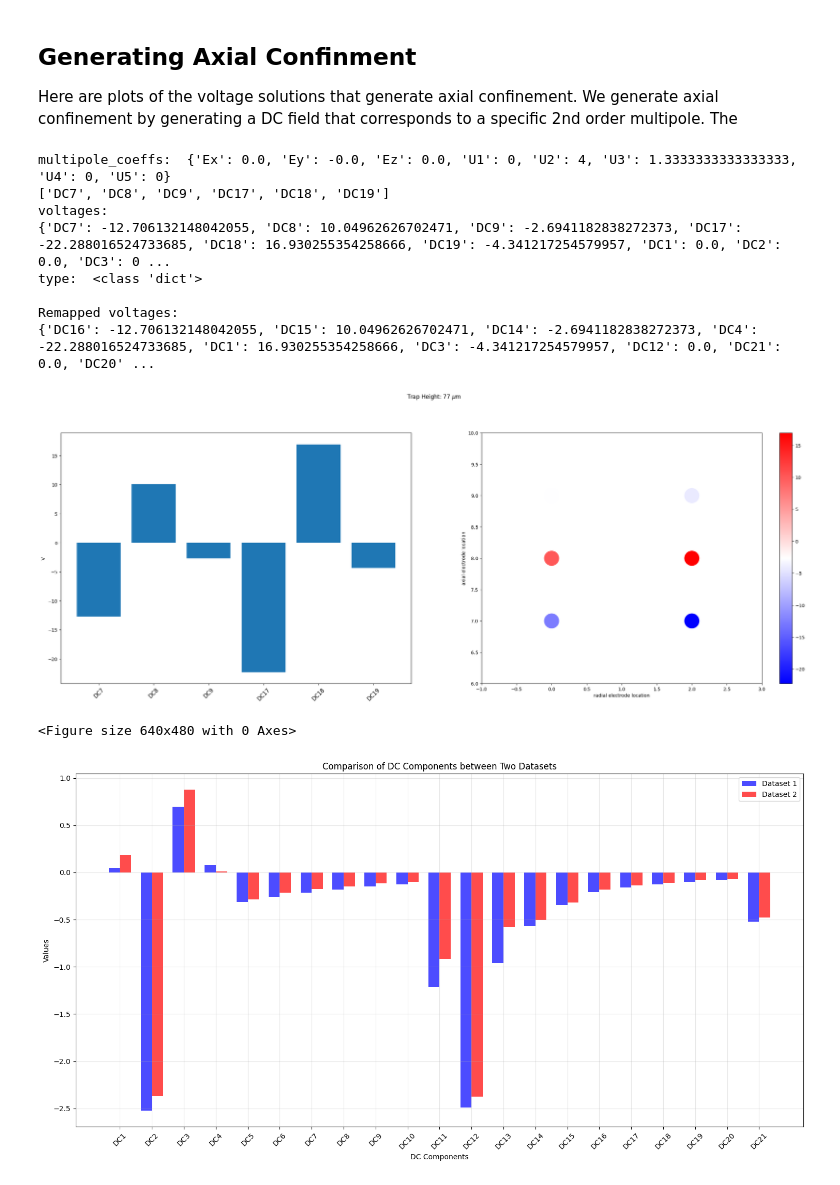
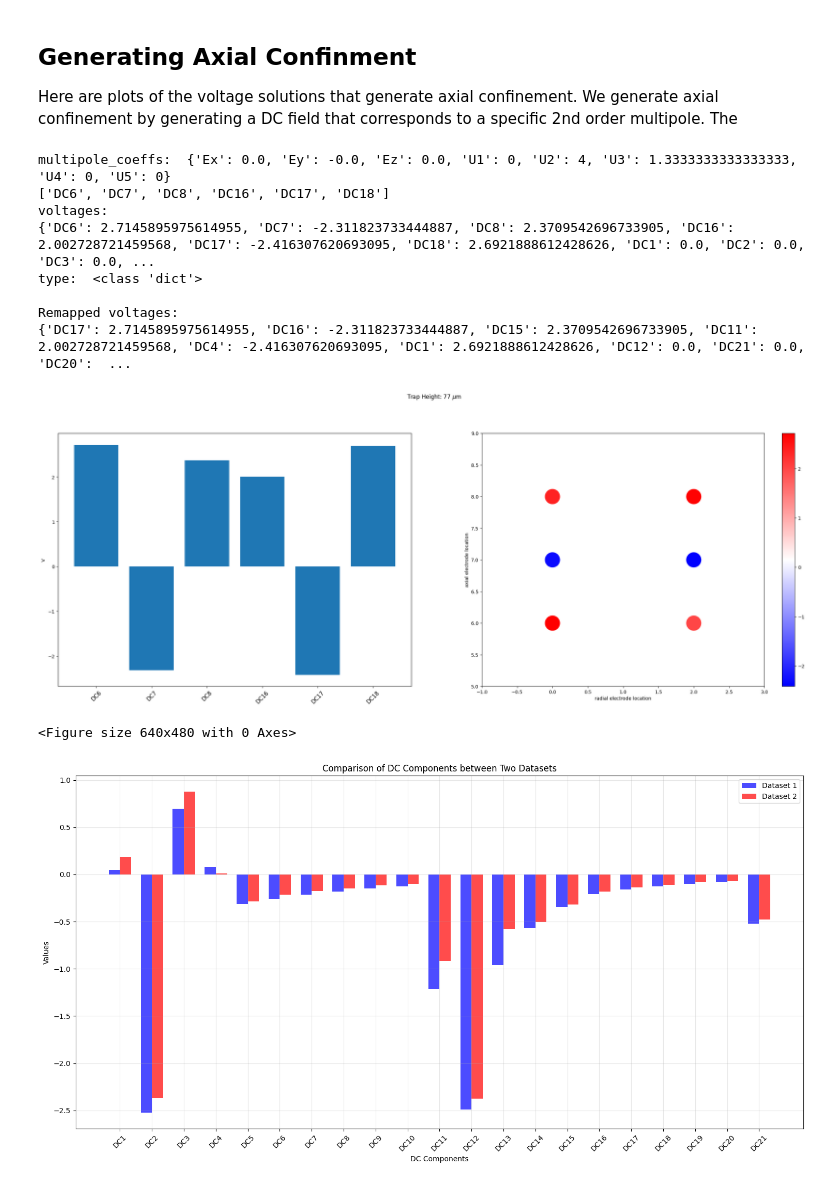
Before and after one commit to HaeffnerLab/bem, a Jupyter notebook: examples/Integrated_photonics/III_Multipole_Expansion.ipynb, the cells around one changed output. Drawn from its saved outputs; the diff is of its cells as text; code cells hidden in the pictures.

```diff
--- a/examples/Integrated_photonics/III_Multipole_Expansion.ipynb
+++ b/examples/Integrated_photonics/III_Multipole_Expansion.ipynb
@@ -35,7 +35,7 @@ area = 1e-4
 
 path = module_path+'/inter_results/htrap/htrap_'+str(radius)+'_'+str(area)+'_simulation.pkl'
 # el2
-zl = ( + 670.5 + 0.0 ) *1e-3
+zl = ( +430.5 + 0.0 ) *1e-3
 # el3.5
 # zl = -210*1e-3
 # el4
@@ -136,20 +136,20 @@ excl = {"RF":"gnd",
         "DC3":"gnd",
         "DC4":"gnd",
         "DC5":"gnd",
-        "DC6":"gnd",
+        # "DC6":"gnd",
         # "DC7":"gnd",
         # "DC8":"gnd",
-        # "DC9":"gnd",
+        "DC9":"gnd",
         "DC10":"gnd",
         "DC11": "gnd",
         "DC12": "gnd",
         "DC13": "gnd",
         "DC14": "gnd",
         "DC15": "gnd",
-        "DC16": "gnd",
+        # "DC16": "gnd",
         # "DC17": "gnd",
         # "DC18": "gnd",
-        # "DC19": "gnd",
+        "DC19": "gnd",
         "DC20": "gnd",
         "DC21": "gnd",
     }
@@ -430,7 +430,7 @@ def plot_muls(s,xl,zl,roi,height, **multipoles): # ey, ez, ex, u3, u2, u5, u1, u
     return voltages_dict
 
 # u2_value = 6
-# zl0 = (+ 670.5 + 0.0) *1e-3
+# zl0 = (+430.5 + 0.0) *1e-3
 # voltages = plot_muls(s,xl,zl0,roi,
 #                      height = yl*1e3,
 #                      ez=-0.00,
@@ -443,7 +443,7 @@ def plot_muls(s,xl,zl,roi,height, **multipoles): # ey, ez, ex, u3, u2, u5, u1, u
 #                      u4=0)
 
 u2_value = 4
-zl0 = (+ 670.5 + 0.0) *1e-3
+zl0 = (+430.5 + 0.0) *1e-3
 voltages = plot_muls(s,xl,zl0,roi,
                      height = yl*1e3,
                      ez=+0.00,
@@ -464,20 +464,20 @@ voltages["DC2"] = 0.0
 voltages["DC3"] = 0.0
 voltages["DC4"] = 0.0
 voltages["DC5"] = 0.0
-voltages["DC6"] = 0.0
+# voltages["DC6"] = 0.0
 # voltages["DC7"] = 0.0
 # voltages["DC8"] = 0.0
-# voltages["DC9"] = 0.0
+voltages["DC9"] = 0.0
 voltages["DC10"] = 0.0
 voltages["DC11"] = 0.0
 voltages["DC12"] = 0.0
 voltages["DC13"] = 0.0
 voltages["DC14"] = 0.0
 voltages["DC15"] = 0.0
-voltages["DC16"] = 0.0
+# voltages["DC16"] = 0.0
 # voltages["DC17"] = 0.0
 # voltages["DC18"] = 0.0
-# voltages["DC19"] = 0.0
+voltages["DC19"] = 0.0
 voltages["DC20"] = 0.0
 voltages["DC21"] = 0.0
 
@@ -498,37 +498,37 @@ voltage_mapping = {
     "DC9": "DC14",
     "DC10": "DC13",
 
     "DC11": "DC9",
     "DC12": "DC6",
     "DC13": "DC10",
     "DC14": "DC8",
     "DC15": "DC7",
     "DC16": "DC11",
     "DC17": "DC4",
     "DC18": "DC1",
     "DC19": "DC3",
     "DC20": "DC2",
     "DC21": "DC5",
 }
 
 # Remap the voltages dictionary keys using voltage_mapping. if there is no the corresponding key in the original dictionary, assign value 0.0 to the corresponding key in the remapped dictionary
 remapped_voltages = {voltage_mapping.get(k, k): v for k, v in voltages.items()}
 print(f"\nRemapped voltages: \n{remapped_voltages}")
 
 fig.canvas.draw()
 fig.tight_layout(pad=1)
 fig = plt.figure()
 plt.show()
 # %% [output]
 multipole_coeffs:  {'Ex': 0.0, 'Ey': -0.0, 'Ez': 0.0, 'U1': 0, 'U2': 4, 'U3': 1.3333333333333333, 'U4': 0, 'U5': 0}
-['DC7', 'DC8', 'DC9', 'DC17', 'DC18', 'DC19']
+['DC6', 'DC7', 'DC8', 'DC16', 'DC17', 'DC18']
 voltages:
-{'DC7': -12.706132148042055, 'DC8': 10.04962626702471, 'DC9': -2.6941182838272373, 'DC17': -22.288016524733685, 'DC18': 16.930255354258666, 'DC19': -4.341217254579957, 'DC1': 0.0, 'DC2': 0.0, 'DC3': 0 ...
+{'DC6': 2.7145895975614955, 'DC7': -2.311823733444887, 'DC8': 2.3709542696733905, 'DC16': 2.002728721459568, 'DC17': -2.416307620693095, 'DC18': 2.6921888612428626, 'DC1': 0.0, 'DC2': 0.0, 'DC3': 0.0, ...
 type:  <class 'dict'>
 
 Remapped voltages:
-{'DC16': -12.706132148042055, 'DC15': 10.04962626702471, 'DC14': -2.6941182838272373, 'DC4': -22.288016524733685, 'DC1': 16.930255354258666, 'DC3': -4.341217254579957, 'DC12': 0.0, 'DC21': 0.0, 'DC20' ...
+{'DC17': 2.7145895975614955, 'DC16': -2.311823733444887, 'DC15': 2.3709542696733905, 'DC11': 2.002728721459568, 'DC4': -2.416307620693095, 'DC1': 2.6921888612428626, 'DC12': 0.0, 'DC21': 0.0, 'DC20':  ...
-[figure, old version]
+[figure, new version]
 <Figure size 640x480 with 0 Axes>
 # %%
 import matplotlib.pyplot as plt
```
Also changed, not shown: parts of 5 cells of this notebook, 4 other files.
